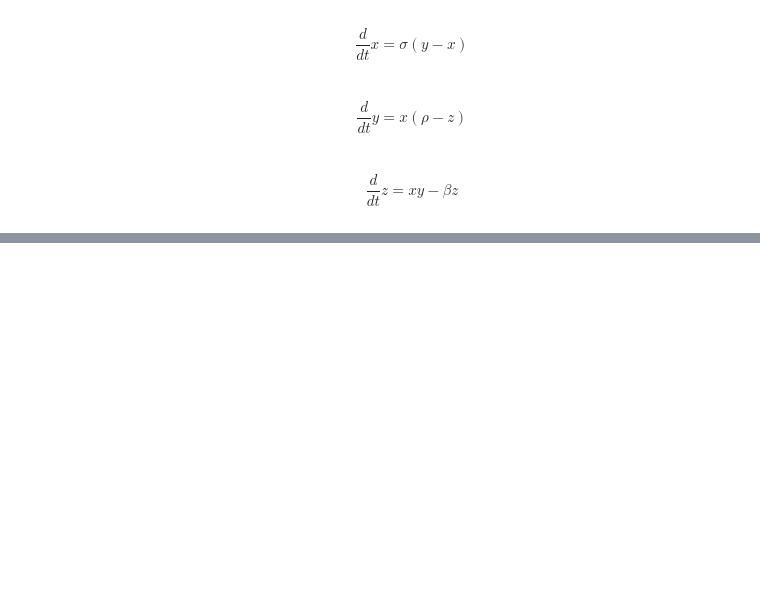
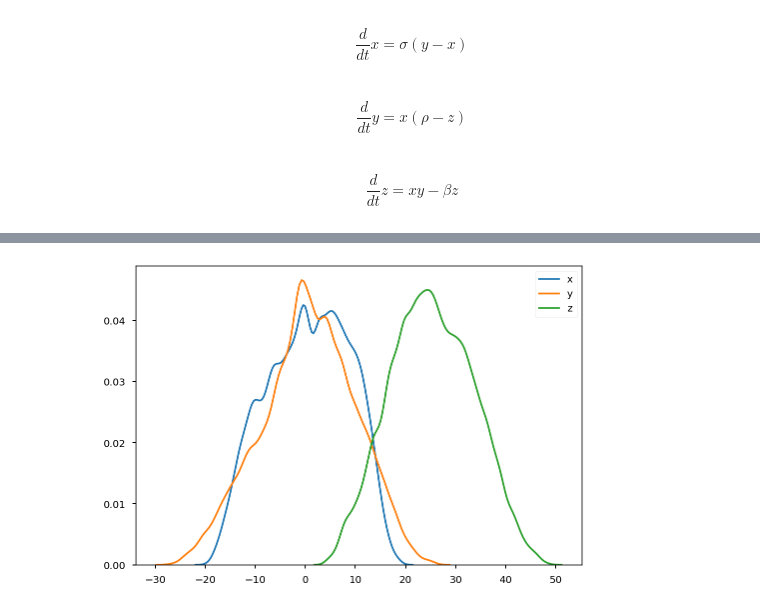
Before and after one commit to Roman-Belenya/maths_fun, a Jupyter notebook: lorenz.ipynb, the cells around one changed output, grey strips where cells are left out. Cells and saved outputs as stored; diff of their text form; code cells hidden in the pictures; blank space fills up the shorter version.

```diff
--- a/lorenz.ipynb
+++ b/lorenz.ipynb
@@ -36,3 +43,10 @@ x, y, z = zip(*solutions)
+# %%
+sns.distplot(x, hist=False, label='x')
+sns.distplot(y, hist=False, label='y')
+sns.distplot(z, hist=False, label='z')
+plt.legend();
+# %% [output]
+[figure, added]
 # %%
 fig = plt.figure(figsize=(8, 8))
 ax = fig.add_subplot(111, projection='3d')
```
Also changed, not shown: parts of 4 cells of this notebook, 1 other file.
